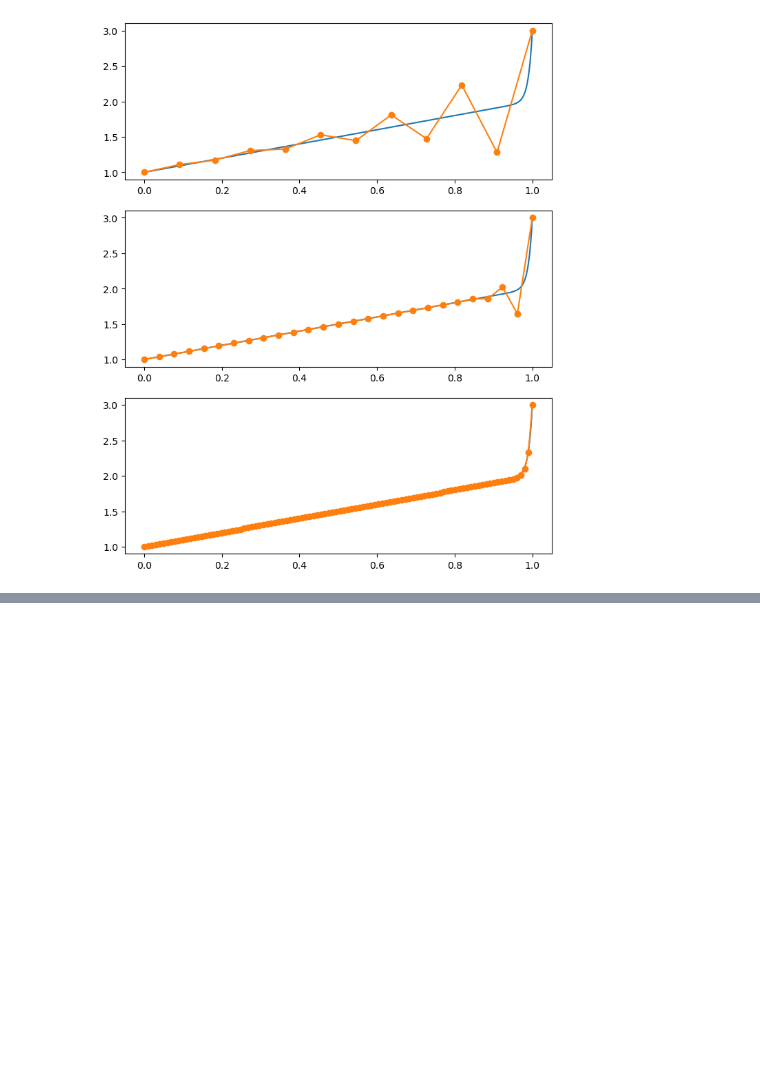
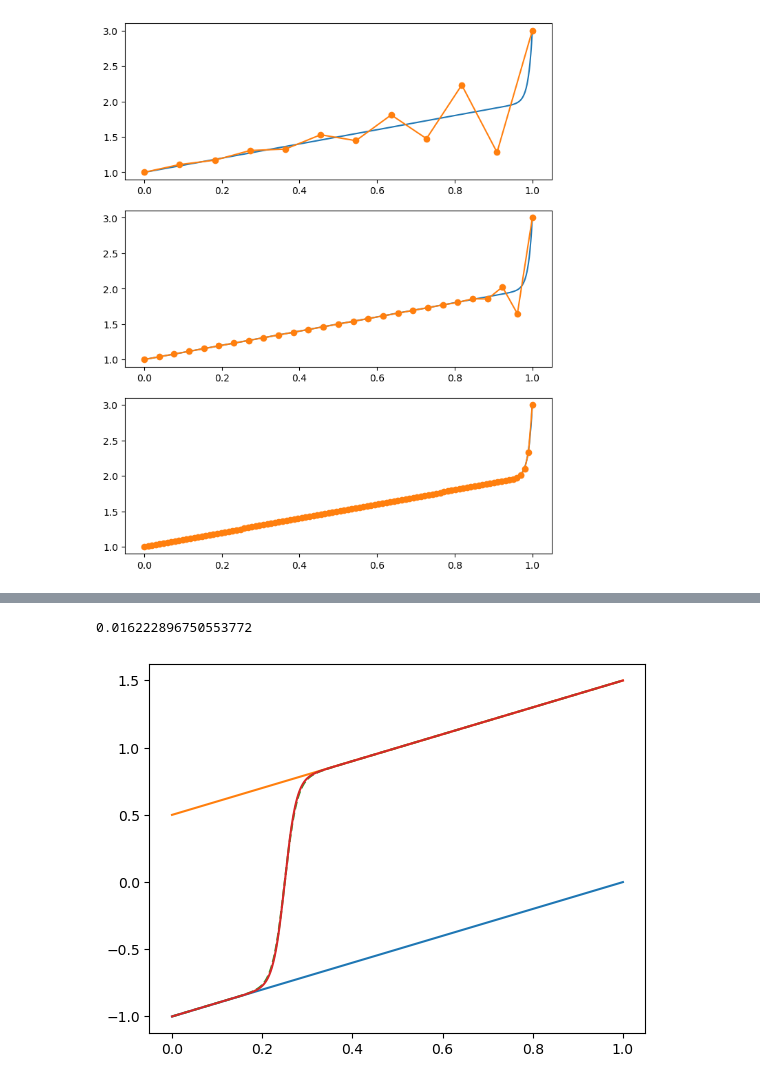
Before and after one commit to qgdr/Finite-Difference-Methods, a Jupyter notebook: I Boundary Value Problems and Iterative Methods/02 Steady States/note.ipynb, the cells around one changed output, grey strips where cells are left out. Cells and saved outputs as stored; diff of their text form; code cells hidden in the pictures; blank space fills up the shorter version.

```diff
--- a/I Boundary Value Problems and Iterative Methods/02 Steady States/note.ipynb
+++ b/I Boundary Value Problems and Iterative Methods/02 Steady States/note.ipynb
@@ -472,0 +476,41 @@ for i, M in enumerate([10, 25, 100]):
+# %%
+a, b, alpha, beta = 0, 1, -1, 1.5
+ep = 0.01
+
+def outerslt(t_eval, alpha, beta):
+    u1 = t_eval+alpha-t_eval[0]
+    u2 = t_eval+beta-t_eval[-1]
+    return u1, u2
+
+t = np.linspace(0, 1, 101)
+u1, u2 = outerslt(t, alpha, beta)
+plt.plot(t, u1)
+plt.plot(t, u2)
+
+def diff2_u(t, u):
+    du = np.vstack((
+        u[1], -u[0]*(u[1]-1)/ep
+    ))
+    return du
+
+def bc(ua, ub):
+    return np.array([ua[0]-alpha, ub[0]-beta])
+
+t_eval = np.linspace(0, 1, 10000)
+w0 = (a-b+beta-alpha)/2
+t_bar = (a+b-alpha-beta)/2
+appro = t_eval - t_bar + w0*np.tanh(w0*(t_eval-t_bar)/2/ep)
+plt.plot(t_eval, appro, '--')
+
+t0 = np.linspace(0, 1, 21)
+u0 = np.array([t0 - t_bar + w0*np.tanh(w0*(t0-t_bar)/2/ep), np.ones(21)])
+
+res = integrate.solve_bvp(diff2_u, bc, t0, u0)
+
+u_eval = res.sol(t_eval)[0]
+plt.plot(t_eval, u_eval)
+
+np.abs(appro - u_eval).max()
+# %% [output]
+0.016222896750553772
+[figure, added]
```
Also changed, not shown: parts of 2 cells of this notebook.
